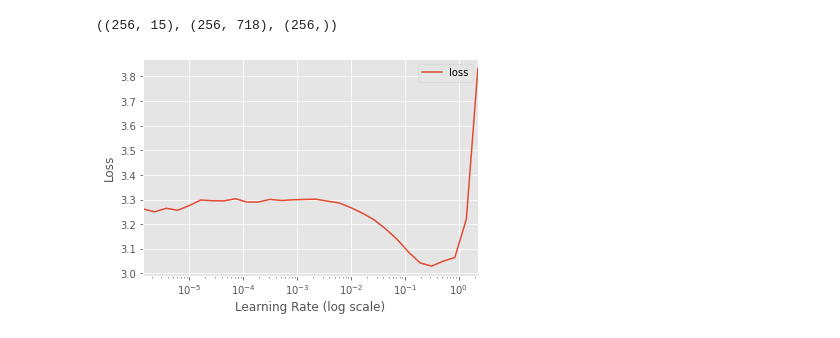
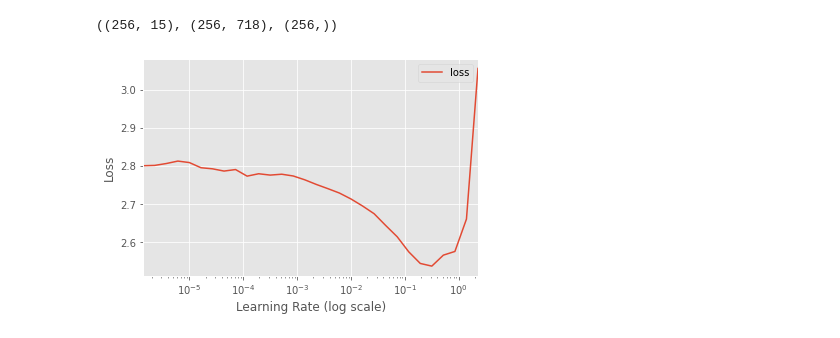
Before and after one commit to FraPochetti/KagglePlaygrounds, a Jupyter notebook: petfinder/PetFinder_DL.ipynb, the cells around one changed output. Saved outputs shown, nothing was run; the diff lists cells and outputs as text; code cells hidden in the pictures.

```diff
--- a/petfinder/PetFinder_DL.ipynb
+++ b/petfinder/PetFinder_DL.ipynb
@@ -278,10 +286,10 @@ x_cat.shape, x_cont.shape, y.shape
 #net = get_tabular_model(ctx=ctx, emb_szs=emb_szs, n_cont=len(numf))
 #net.summary(x_cat, x_cont)
 # %%
-net = get_tabular_model(ctx=ctx, emb_szs=emb_szs, n_cont=len(numf), drops=[0.7,0.7,0.7], emb_drop=0.7)
+net = get_tabular_model(ctx=ctx, emb_szs=emb_szs, n_cont=len(numf), drops=[0.5,0.5,0.5], emb_drop=0.5)
 train_dl, _ = get_tab_dl(train_ds, valid_ds)
 df_lrs, min_grad_lr, min_grad_loss = find_lr(net, train_dl, ctx, params=net.collect_params(), app="tab")
 # %% [output]
-[figure, old version]
+[figure, new version]
 # %%
 model = fine_tune((get_tab_dl(train_ds, valid_ds)),
```
Also changed, not shown: parts of 5 cells of this notebook, 3 other files.
